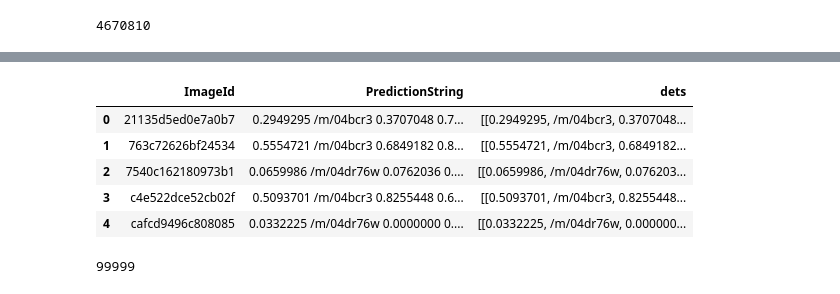
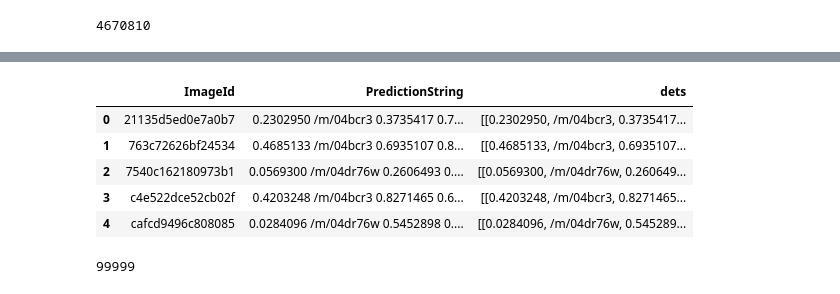
Before and after one commit to chicm/open-images-vrd, a Jupyter notebook: notebooks/submit-is-42-ensemble.ipynb, the cells around one changed output, grey strips where cells are left out. Drawn from its saved outputs; the diff is of its cells as text; code cells hidden in the pictures.

```diff
--- a/notebooks/submit-is-42-ensemble.ipynb
+++ b/notebooks/submit-is-42-ensemble.ipynb
@@ -287,3 +279,8 @@ df3 = pd.read_csv('sub_is_42/sub_x101_is_42_0807_1_lb06130.csv')
+# %%
+df1 = pd.read_csv('sub_is_42/sub_retina_is_42_0801_2_lb06618.csv')
+df2 = pd.read_csv('sub_is_42/sub_is_42_0726_2_lb06653.csv')
+df3 = pd.read_csv('sub_is_42/sub_is_42_cas_1024_0824_lb06432.csv')
+#df1.head()  # result ensemble_is_42_0808_1_3_models.csv 0.07109
 # %%
 def get_dets_by_pred_str(pred_str):
     try:
@@ -301,12 +298,14 @@ def get_dets_by_pred_str(pred_str):
             det = []
     return dets
 # %%
-df1['dets'] = df1.PredictionString.map(lambda x: get_dets_by_pred_str(x))
+df1['dets'] = df1.PredictionString.fillna('').map(lambda x: get_dets_by_pred_str(x))
+df2['dets'] = df2.PredictionString.fillna('').map(lambda x: get_dets_by_pred_str(x))
+df3['dets'] = df3.PredictionString.fillna('').map(lambda x: get_dets_by_pred_str(x))
 df1.head()
 # %% [output]
 |  | ImageId | PredictionString | dets |
-| 0 | 21135d5ed0e7a0b7 | 0.2949295 /m/04bcr3 0.3707048 0.7... | [[0.2949295, /m/04bcr3, 0.3707048... |
-| 1 | 763c72626bf24534 | 0.5554721 /m/04bcr3 0.6849182 0.8... | [[0.5554721, /m/04bcr3, 0.6849182... |
-| 2 | 7540c162180973b1 | 0.0659986 /m/04dr76w 0.0762036 0.... | [[0.0659986, /m/04dr76w, 0.076203... |
-| 3 | c4e522dce52cb02f | 0.5093701 /m/04bcr3 0.8255448 0.6... | [[0.5093701, /m/04bcr3, 0.8255448... |
-| 4 | cafcd9496c808085 | 0.0332225 /m/04dr76w 0.0000000 0.... | [[0.0332225, /m/04dr76w, 0.000000... |
+| 0 | 21135d5ed0e7a0b7 | 0.2302950 /m/04bcr3 0.3735417 0.7... | [[0.2302950, /m/04bcr3, 0.3735417... |
+| 1 | 763c72626bf24534 | 0.4685133 /m/04bcr3 0.6935107 0.8... | [[0.4685133, /m/04bcr3, 0.6935107... |
+| 2 | 7540c162180973b1 | 0.0569300 /m/04dr76w 0.2606493 0.... | [[0.0569300, /m/04dr76w, 0.260649... |
+| 3 | c4e522dce52cb02f | 0.4203248 /m/04bcr3 0.8271465 0.6... | [[0.4203248, /m/04bcr3, 0.8271465... |
+| 4 | cafcd9496c808085 | 0.0284096 /m/04dr76w 0.5452898 0.... | [[0.0284096, /m/04dr76w, 0.545289... |
```
Also changed, not shown: parts of 13 cells of this notebook, 9 other files.
